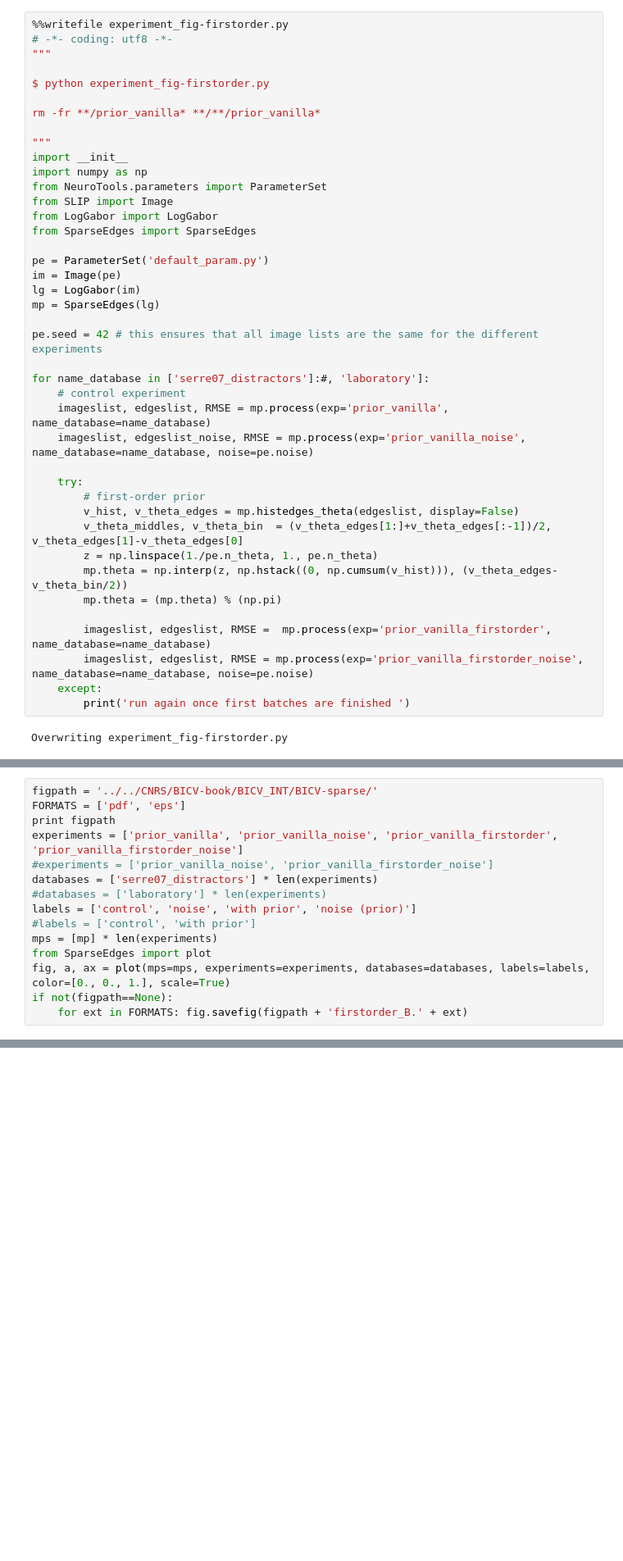
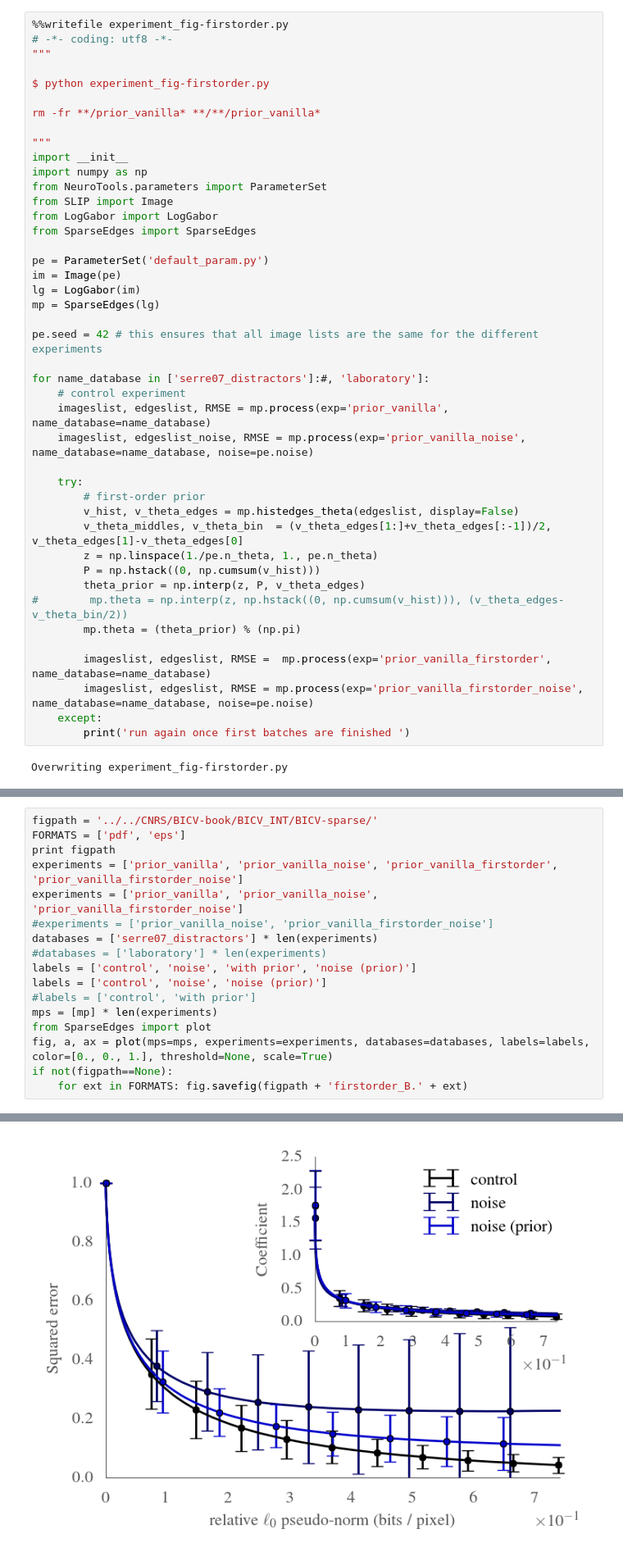
Before and after one commit to bicv/SparseEdges, a Jupyter notebook: firstorder_prior.ipynb, the cells around one changed output, grey strips where cells are left out. Shown at 82% size. Drawn from its saved outputs; the diff is of its cells as text; blank space fills up the shorter version.

Commit message:
fig firstorder + secondorder

```diff
--- a/firstorder_prior.ipynb
+++ b/firstorder_prior.ipynb
@@ -204,8 +211,10 @@ for name_database in ['serre07_distractors']:#, 'laboratory']:
         v_hist, v_theta_edges = mp.histedges_theta(edgeslist, display=False)
         v_theta_middles, v_theta_bin  = (v_theta_edges[1:]+v_theta_edges[:-1])/2, v_theta_edges[1]-v_theta_edges[0]
         z = np.linspace(1./pe.n_theta, 1., pe.n_theta)
-        mp.theta = np.interp(z, np.hstack((0, np.cumsum(v_hist))), (v_theta_edges-v_theta_bin/2))
-        mp.theta = (mp.theta) % (np.pi)
+        P = np.hstack((0, np.cumsum(v_hist)))
+        theta_prior = np.interp(z, P, v_theta_edges)
+#        mp.theta = np.interp(z, np.hstack((0, np.cumsum(v_hist))), (v_theta_edges-v_theta_bin/2))
+        mp.theta = (theta_prior) % (np.pi)
 
         imageslist, edgeslist, RMSE =  mp.process(exp='prior_vanilla_firstorder', name_database=name_database)
         imageslist, edgeslist, RMSE = mp.process(exp='prior_vanilla_firstorder_noise', name_database=name_database, noise=pe.noise)
@@ -229,14 +238,16 @@ figpath = '../../CNRS/BICV-book/BICV_INT/BICV-sparse/'
 FORMATS = ['pdf', 'eps']
 print figpath
 experiments = ['prior_vanilla', 'prior_vanilla_noise', 'prior_vanilla_firstorder', 'prior_vanilla_firstorder_noise']
+experiments = ['prior_vanilla', 'prior_vanilla_noise', 'prior_vanilla_firstorder_noise']
 #experiments = ['prior_vanilla_noise', 'prior_vanilla_firstorder_noise']
 databases = ['serre07_distractors'] * len(experiments)
 #databases = ['laboratory'] * len(experiments)
 labels = ['control', 'noise', 'with prior', 'noise (prior)']
+labels = ['control', 'noise', 'noise (prior)']
 #labels = ['control', 'with prior']
 mps = [mp] * len(experiments)
 from SparseEdges import plot
-fig, a, ax = plot(mps=mps, experiments=experiments, databases=databases, labels=labels, color=[0., 0., 1.], scale=True)
+fig, a, ax = plot(mps=mps, experiments=experiments, databases=databases, labels=labels, color=[0., 0., 1.], threshold=None, scale=True)
 if not(figpath==None):
     for ext in FORMATS: fig.savefig(figpath + 'firstorder_B.' + ext)
 # %% [output]
@@ -257,0 +261 @@ INFO:SparseEdges:>>> For the class serre07_distractors, in experiment prior_vani
+[figure, added]
```
Also changed, not shown: parts of 13 cells of this notebook, 4 other files.
